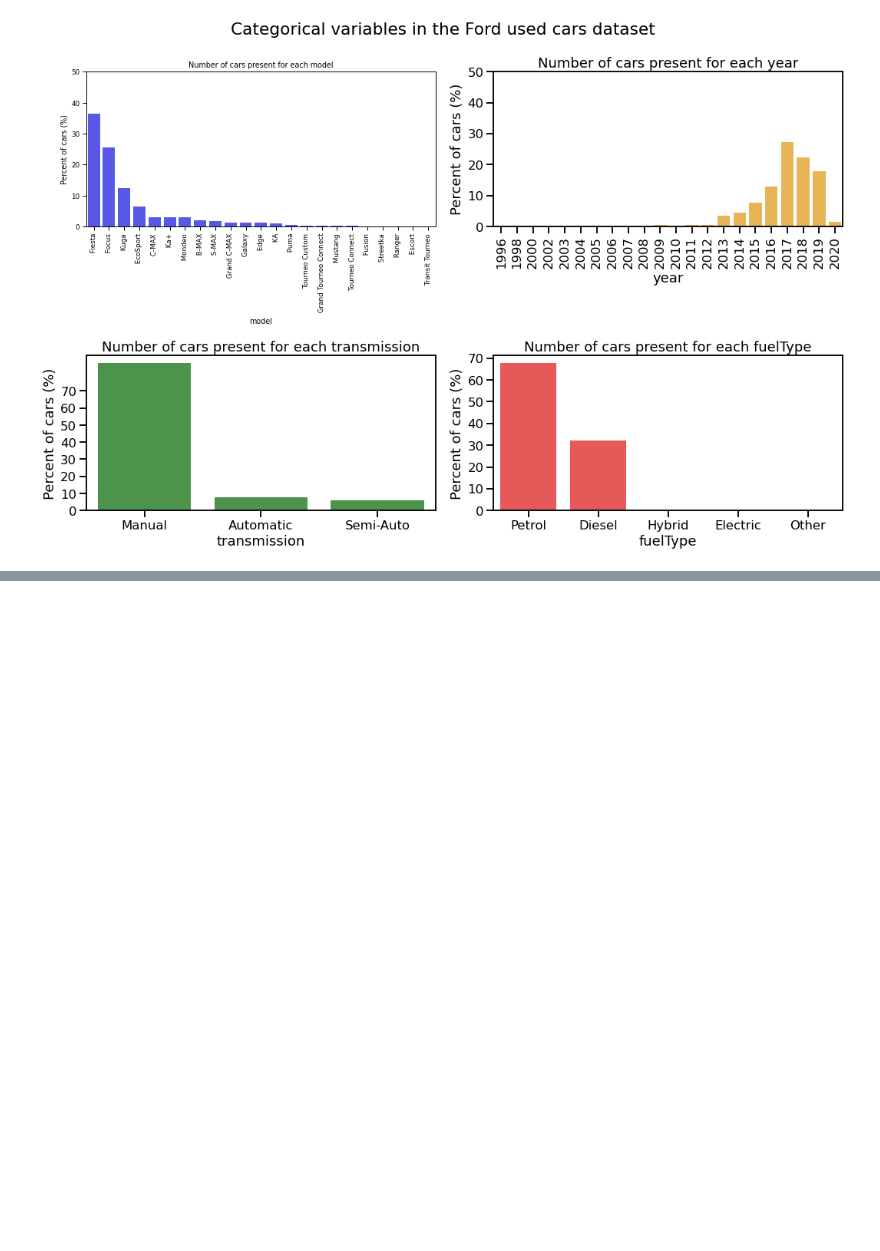
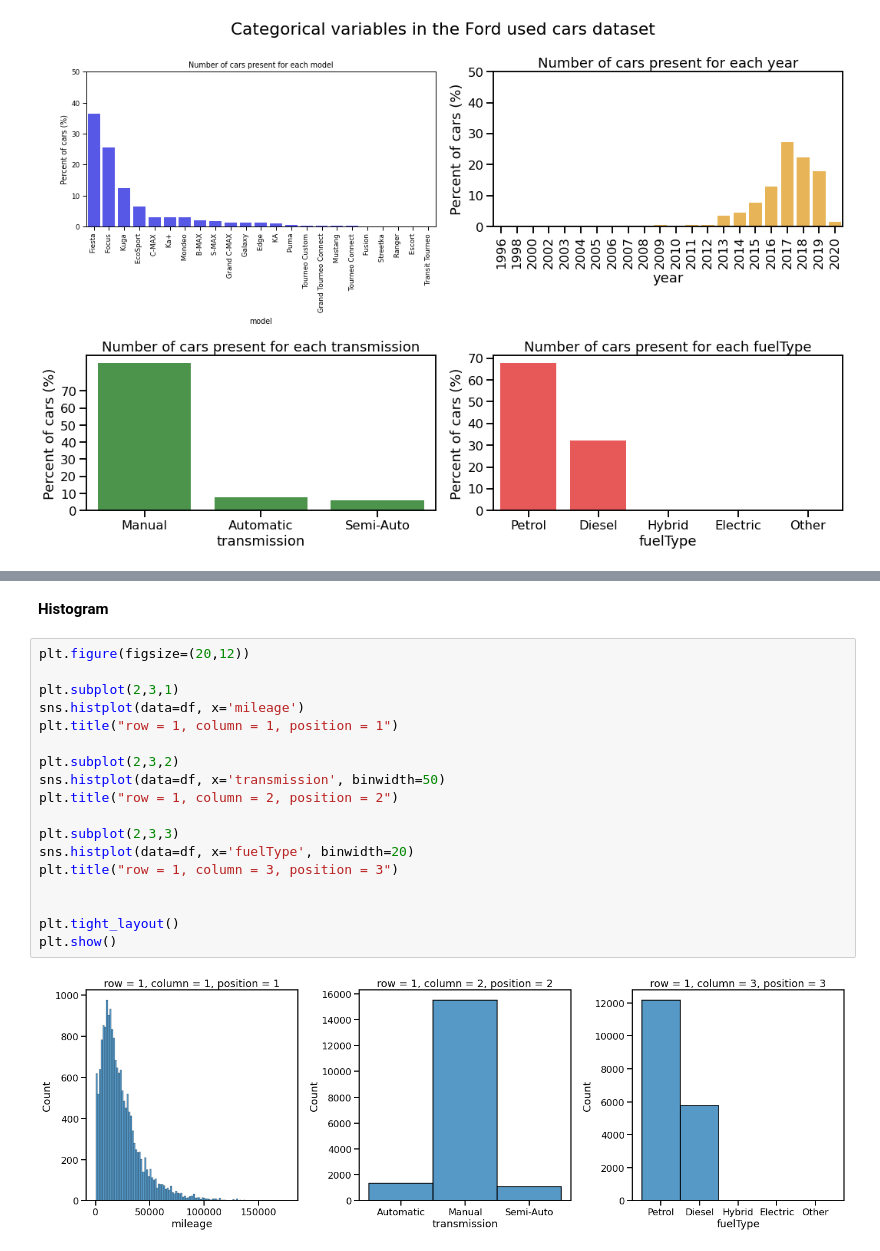
Before and after one commit to Ariful17/Exploratory-Data-Visualization-of-Ford-Used-Car, a Jupyter notebook: Data Analysis of Ford Used Car.ipynb, the cells around one changed output, grey strips where cells are left out. Cells and saved outputs as stored; diff of their text form; blank space fills up the shorter version.

```diff
--- a/Data Analysis of Ford Used Car.ipynb
+++ b/Data Analysis of Ford Used Car.ipynb
@@ -379,0 +404,22 @@ plt.show()
+# %% [markdown]
+**Histogram**
+# %%
+plt.figure(figsize=(20,12))
+
+plt.subplot(2,3,1)
+sns.histplot(data=df, x='mileage')
+plt.title("row = 1, column = 1, position = 1")
+
+plt.subplot(2,3,2)
+sns.histplot(data=df, x='transmission', binwidth=50)
+plt.title("row = 1, column = 2, position = 2")
+
+plt.subplot(2,3,3)
+sns.histplot(data=df, x='fuelType', binwidth=20)
+plt.title("row = 1, column = 3, position = 3")
+
+
+plt.tight_layout()
+plt.show()
+# %% [output]
+[figure, added]
```
Also changed, not shown: parts of 5 cells of this notebook.
